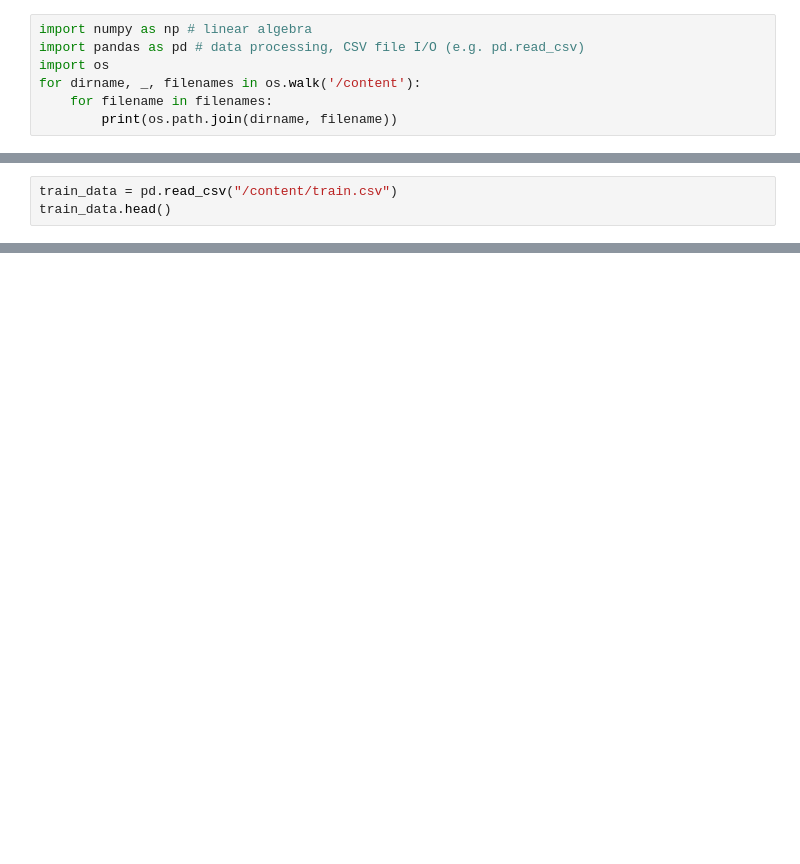
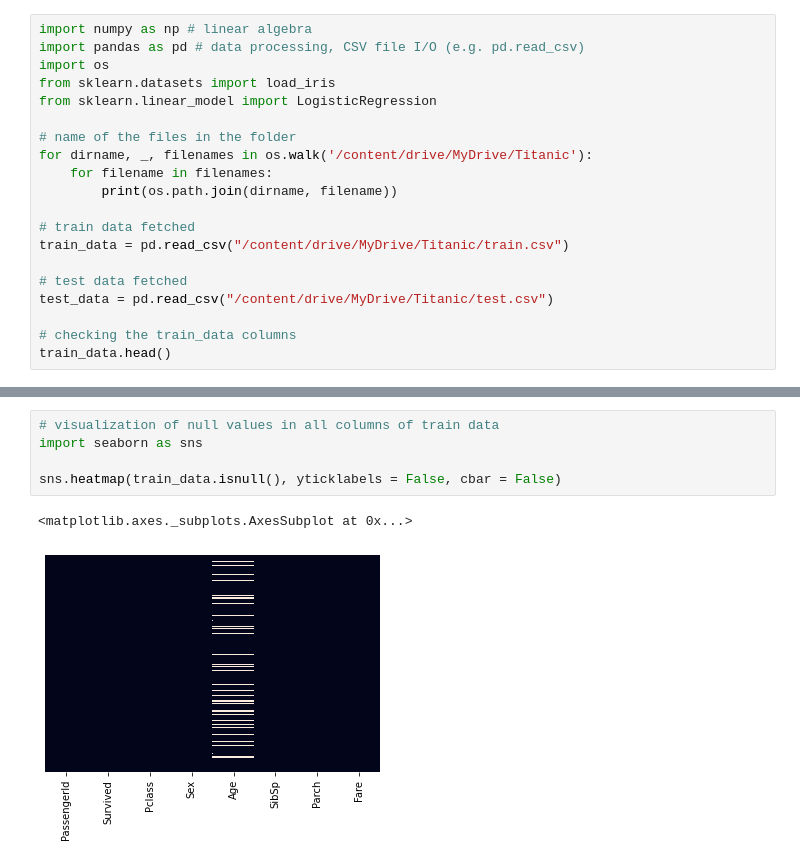
Before and after one commit to KaziShadmanSakib/Artificial-Intelligence, a Jupyter notebook: TitanicPipelineAndPython.ipynb, the cells around one changed output, grey strips where cells are left out. Saved outputs shown, nothing was run; the diff lists cells and outputs as text; blank space fills up the shorter version.

Commit message:
Prediction score of 0.8080808080808081 in Titanic - Machine Learning from Disaster

```diff
--- a/TitanicPipelineAndPython.ipynb
+++ b/TitanicPipelineAndPython.ipynb
@@ -4,7 +4,20 @@
 import numpy as np # linear algebra
 import pandas as pd # data processing, CSV file I/O (e.g. pd.read_csv)
 import os
-for dirname, _, filenames in os.walk('/content'):
+from sklearn.datasets import load_iris
+from sklearn.linear_model import LogisticRegression
+
+# name of the files in the folder
+for dirname, _, filenames in os.walk('/content/drive/MyDrive/Titanic'):
     for filename in filenames:
         print(os.path.join(dirname, filename))
+
+# train data fetched
+train_data = pd.read_csv("/content/drive/MyDrive/Titanic/train.csv")
+
+# test data fetched
+test_data = pd.read_csv("/content/drive/MyDrive/Titanic/test.csv")
+
+# checking the train_data columns
+train_data.head()
 # %% [output]
@@ -27,3 +32,0 @@ for dirname, _, filenames in os.walk('/content'):
-# %%
-train_data = pd.read_csv("/content/train.csv")
-train_data.head()
@@ -60,0 +76,8 @@ print("% of men who survived:", rate_men)
+# %%
+# visualization of null values in all columns of train data
+import seaborn as sns
+
+sns.heatmap(train_data.isnull(), yticklabels = False, cbar = False)
+# %% [output]
+<matplotlib.axes._subplots.AxesSubplot at 0x...>
+[figure, added]
```
Also changed, not shown: parts of 18 cells of this notebook.
